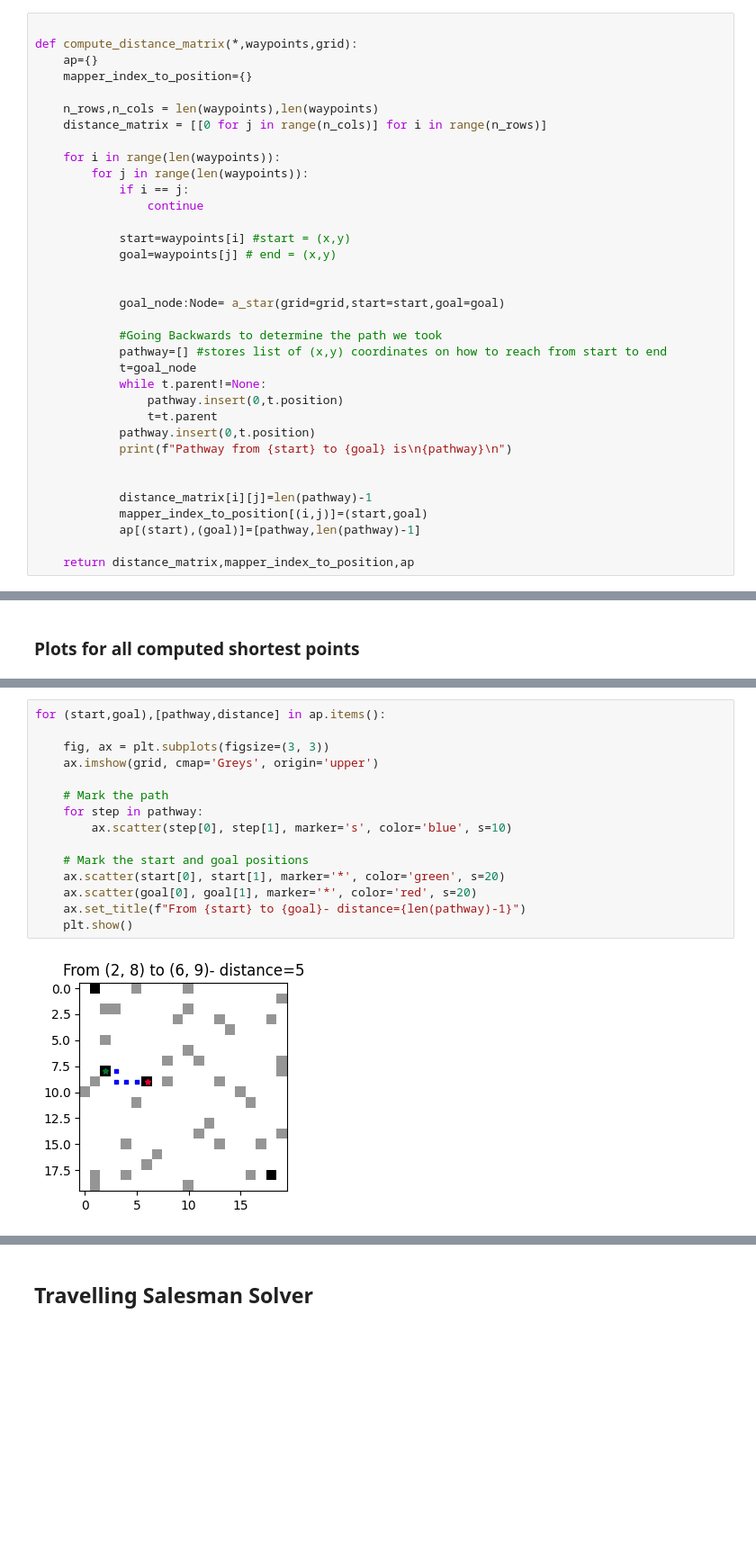
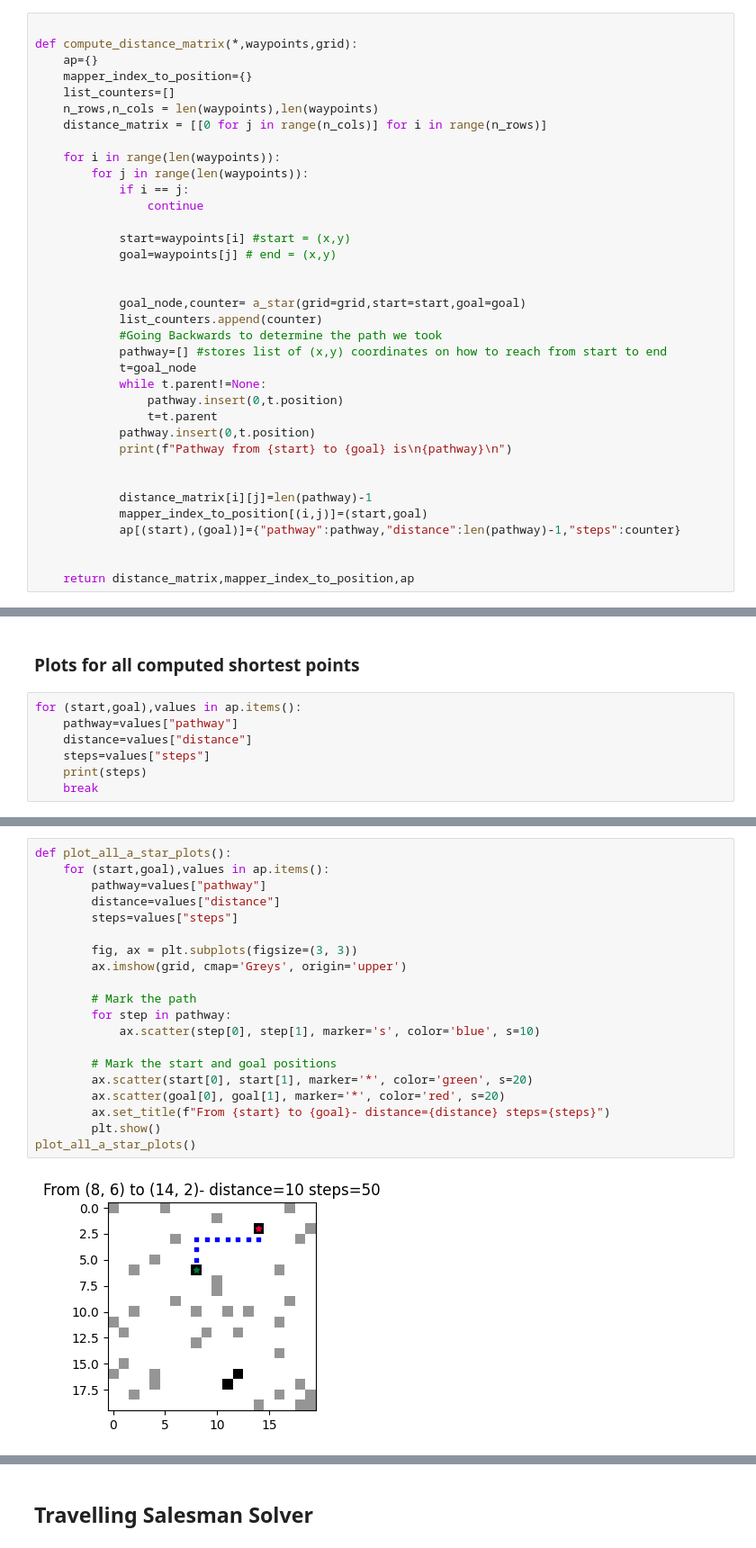
Before and after one commit to yogesh-codes/travelling-salesman-problem, a Jupyter notebook: 1.Determination-of-Shortest-Route-Using-A-star-and-TSP.ipynb, the cells around one changed output, grey strips where cells are left out. Shown: that part at 90% size. Cells and saved outputs as stored; diff of their text form; blank space fills up the shorter version.

```diff
--- a/1.Determination-of-Shortest-Route-Using-A-star-and-TSP.ipynb
+++ b/1.Determination-of-Shortest-Route-Using-A-star-and-TSP.ipynb
@@ -170,7 +189,7 @@ def a_star(*,start, goal, grid):
 def compute_distance_matrix(*,waypoints,grid):
     ap={}
     mapper_index_to_position={}
-
+    list_counters=[]
     n_rows,n_cols = len(waypoints),len(waypoints)
     distance_matrix = [[0 for j in range(n_cols)] for i in range(n_rows)]
 
@@ -183,8 +202,8 @@ def compute_distance_matrix(*,waypoints,grid):
             goal=waypoints[j] # end = (x,y)
 
 
-            goal_node:Node= a_star(grid=grid,start=start,goal=goal)
-
+            goal_node,counter= a_star(grid=grid,start=start,goal=goal)
+            list_counters.append(counter)
             #Going Backwards to determine the path we took
             pathway=[] #stores list of (x,y) coordinates on how to reach from start to end
             t=goal_node
@@ -197,7 +216,8 @@ def compute_distance_matrix(*,waypoints,grid):
 
             distance_matrix[i][j]=len(pathway)-1
             mapper_index_to_position[(i,j)]=(start,goal)
-            ap[(start),(goal)]=[pathway,len(pathway)-1]
+            ap[(start),(goal)]={"pathway":pathway,"distance":len(pathway)-1,"steps":counter}
+
 
     return distance_matrix,mapper_index_to_position,ap
 # %%
@@ -234,2 +274,9 @@ pd.DataFrame(distance_matrix)
 # %% [markdown]
 ### Plots for all computed shortest points
+# %%
+for (start,goal),values in ap.items():
+    pathway=values["pathway"]
+    distance=values["distance"]
+    steps=values["steps"]
+    print(steps)
+    break
@@ -236,17 +285,22 @@ pd.DataFrame(distance_matrix)
 # %%
-for (start,goal),[pathway,distance] in ap.items():
+def plot_all_a_star_plots():
+    for (start,goal),values in ap.items():
+        pathway=values["pathway"]
+        distance=values["distance"]
+        steps=values["steps"]
 
-    fig, ax = plt.subplots(figsize=(3, 3))
-    ax.imshow(grid, cmap='Greys', origin='upper')
+        fig, ax = plt.subplots(figsize=(3, 3))
+        ax.imshow(grid, cmap='Greys', origin='upper')
 
-    # Mark the path
-    for step in pathway:
-        ax.scatter(step[0], step[1], marker='s', color='blue', s=10)
+        # Mark the path
+        for step in pathway:
+            ax.scatter(step[0], step[1], marker='s', color='blue', s=10)
 
-    # Mark the start and goal positions
-    ax.scatter(start[0], start[1], marker='*', color='green', s=20)
-    ax.scatter(goal[0], goal[1], marker='*', color='red', s=20)
-    ax.set_title(f"From {start} to {goal}- distance={len(pathway)-1}")
-    plt.show()
+        # Mark the start and goal positions
+        ax.scatter(start[0], start[1], marker='*', color='green', s=20)
+        ax.scatter(goal[0], goal[1], marker='*', color='red', s=20)
+        ax.set_title(f"From {start} to {goal}- distance={distance} steps={steps}")
+        plt.show()
+plot_all_a_star_plots()
 # %% [output]
-[figure, old version]
+[figure, new version]
```
Also changed, not shown: parts of 18 cells of this notebook, 6 other files.
